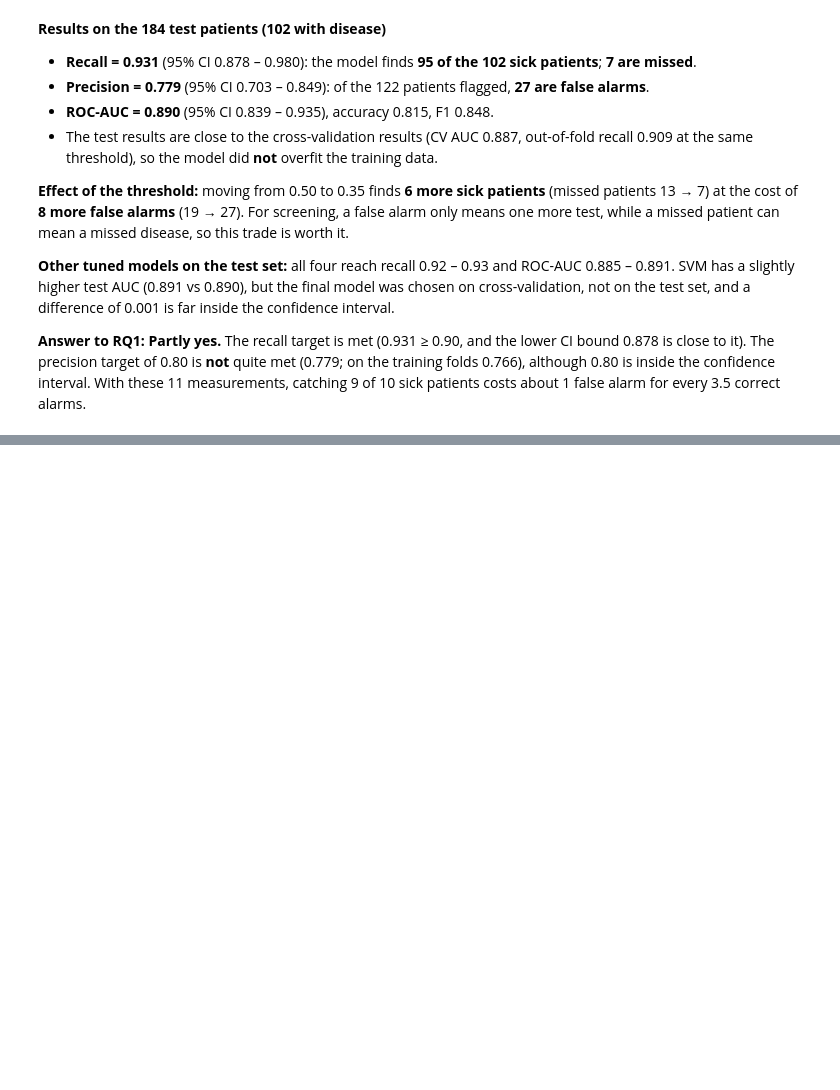
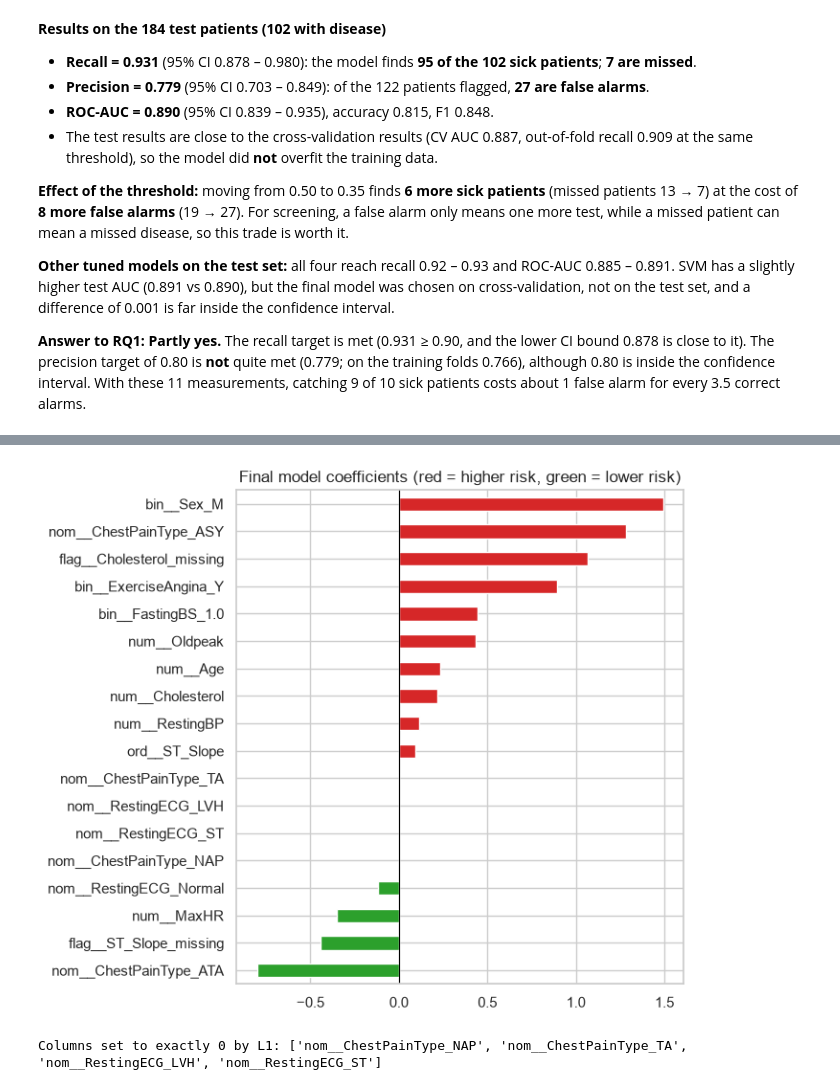
Before and after one commit to Razamirxa/heart-disease-risk, a Jupyter notebook: notebooks/02_modeling_pipeline.ipynb, the cells around one changed output, grey strips where cells are left out. Cells and saved outputs as stored; diff of their text form; code cells hidden in the pictures; blank space fills up the shorter version.

```diff
--- a/notebooks/02_modeling_pipeline.ipynb
+++ b/notebooks/02_modeling_pipeline.ipynb
@@ -558,0 +681,11 @@ all_test
+# %%
+coef_sorted = coef.sort_values()
+fig, ax = plt.subplots(figsize=(7, 6))
+coef_sorted.plot.barh(ax=ax, color=["#d62728" if v > 0 else "#2ca02c" for v in coef_sorted])
+ax.axvline(0, color="black", lw=0.8)
+ax.set_title("Final model coefficients (red = higher risk, green = lower risk)")
+plt.tight_layout(); plt.savefig(FIG / "p2_lr_coefficients.png", dpi=150); plt.show()
+print("Columns set to exactly 0 by L1:", list(coef[coef == 0].index) or "none")
+# %% [output]
+[figure, added]
+Columns set to exactly 0 by L1: ['nom__ChestPainType_NAP', 'nom__ChestPainType_TA', 'nom__RestingECG_LVH', 'nom__RestingECG_ST']
```
Also changed, not shown: parts of 21 cells of this notebook, 10 other files.
